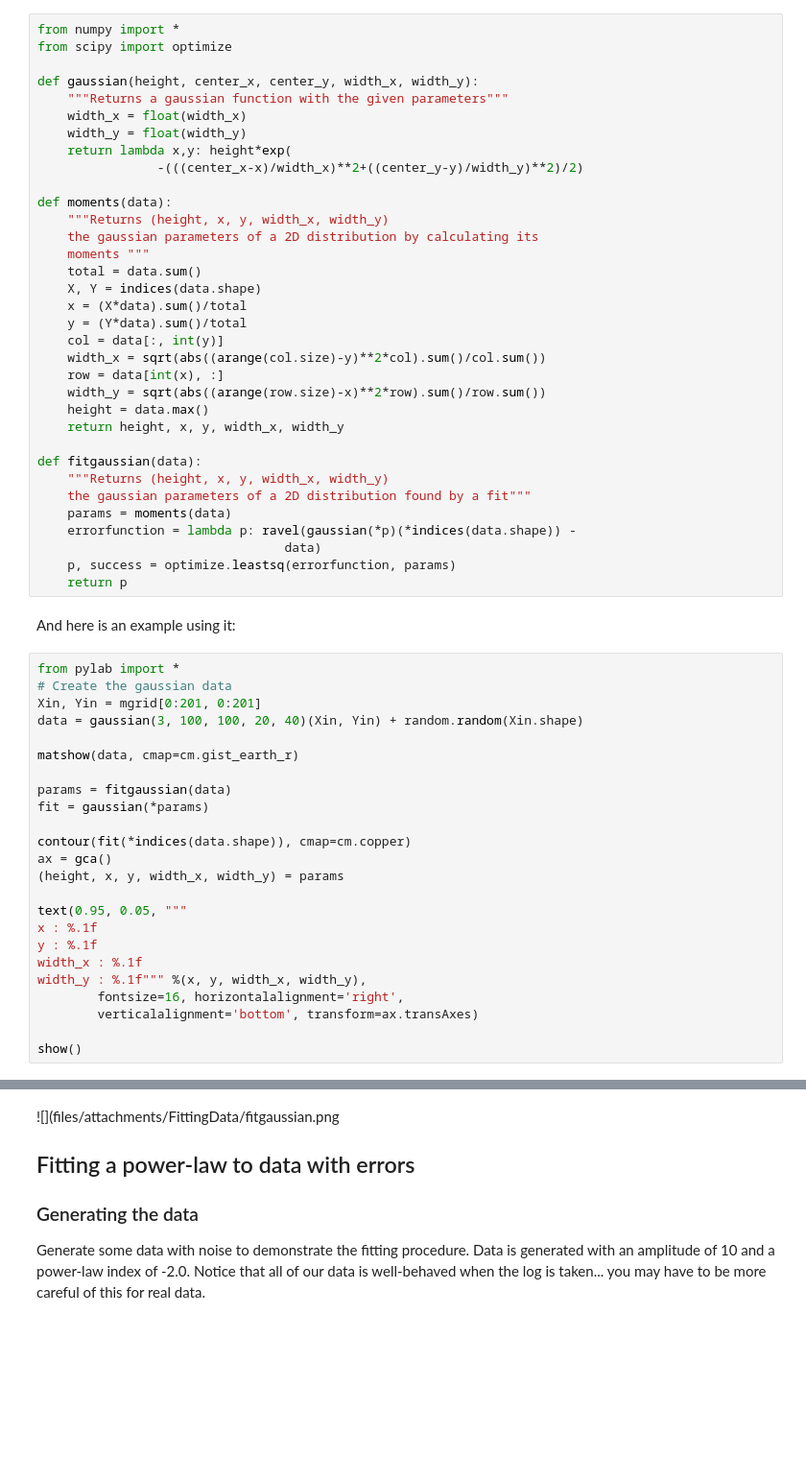
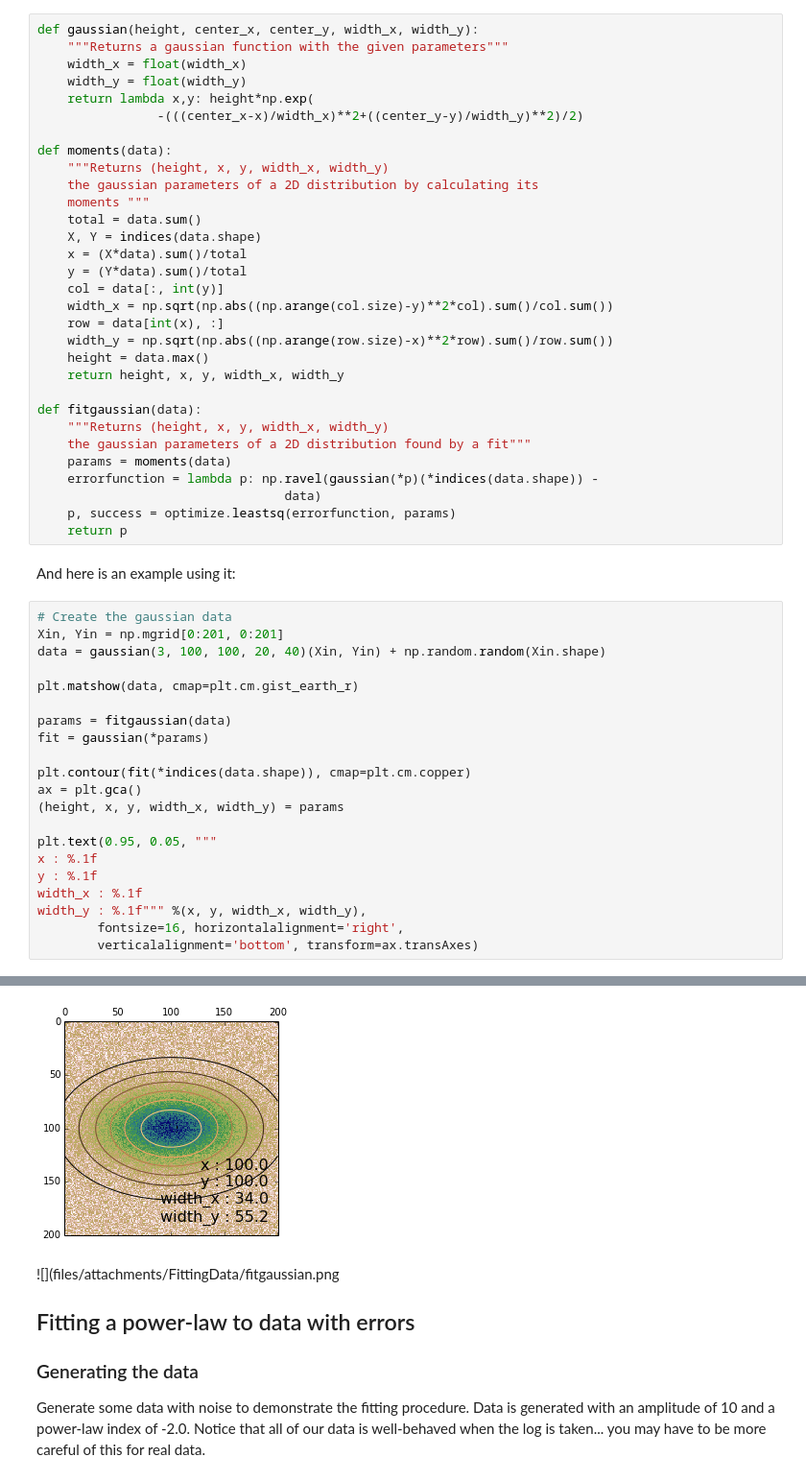
Before and after one commit to scipy/scipy-cookbook, a Jupyter notebook: ipython/FittingData.ipynb, the cells around one changed output, grey strips where cells are left out. Shown at 96% size. Saved outputs shown, nothing was run; the diff lists cells and outputs as text; blank space fills up the shorter version.

```diff
--- a/ipython/FittingData.ipynb
+++ b/ipython/FittingData.ipynb
@@ -209,14 +213,11 @@ rotation, see
 <http://code.google.com/p/agpy/source/browse/trunk/agpy/gaussfitter.py>.
 It also allows the specification of a known error.
 # %%
-from numpy import *
-from scipy import optimize
-
 def gaussian(height, center_x, center_y, width_x, width_y):
     """Returns a gaussian function with the given parameters"""
     width_x = float(width_x)
     width_y = float(width_y)
-    return lambda x,y: height*exp(
+    return lambda x,y: height*np.exp(
                 -(((center_x-x)/width_x)**2+((center_y-y)/width_y)**2)/2)
 
 def moments(data):
@@ -228,9 +229,9 @@ def moments(data):
     x = (X*data).sum()/total
     y = (Y*data).sum()/total
     col = data[:, int(y)]
-    width_x = sqrt(abs((arange(col.size)-y)**2*col).sum()/col.sum())
+    width_x = np.sqrt(np.abs((np.arange(col.size)-y)**2*col).sum()/col.sum())
     row = data[int(x), :]
-    width_y = sqrt(abs((arange(row.size)-x)**2*row).sum()/row.sum())
+    width_y = np.sqrt(np.abs((np.arange(row.size)-x)**2*row).sum()/row.sum())
     height = data.max()
     return height, x, y, width_x, width_y
 
@@ -238,33 +239,31 @@ def fitgaussian(data):
     """Returns (height, x, y, width_x, width_y)
     the gaussian parameters of a 2D distribution found by a fit"""
     params = moments(data)
-    errorfunction = lambda p: ravel(gaussian(*p)(*indices(data.shape)) -
+    errorfunction = lambda p: np.ravel(gaussian(*p)(*indices(data.shape)) -
                                  data)
     p, success = optimize.leastsq(errorfunction, params)
     return p
 # %% [markdown]
 And here is an example using it:
 # %%
-from pylab import *
 # Create the gaussian data
-Xin, Yin = mgrid[0:201, 0:201]
-data = gaussian(3, 100, 100, 20, 40)(Xin, Yin) + random.random(Xin.shape)
+Xin, Yin = np.mgrid[0:201, 0:201]
+data = gaussian(3, 100, 100, 20, 40)(Xin, Yin) + np.random.random(Xin.shape)
 
-matshow(data, cmap=cm.gist_earth_r)
+plt.matshow(data, cmap=plt.cm.gist_earth_r)
 
 params = fitgaussian(data)
 fit = gaussian(*params)
 
-contour(fit(*indices(data.shape)), cmap=cm.copper)
-ax = gca()
+plt.contour(fit(*indices(data.shape)), cmap=plt.cm.copper)
+ax = plt.gca()
 (height, x, y, width_x, width_y) = params
 
-text(0.95, 0.05, """
+plt.text(0.95, 0.05, """
 x : %.1f
 y : %.1f
 width_x : %.1f
 width_y : %.1f""" %(x, y, width_x, width_y),
         fontsize=16, horizontalalignment='right',
         verticalalignment='bottom', transform=ax.transAxes)
-
-show()
+# %% [output]
@@ -271,3 +271,4 @@ show()
+[figure, added]
 # %% [markdown]
 ![](files/attachments/FittingData/fitgaussian.png
 
```
Also changed, not shown: parts of 11 cells of this notebook.
